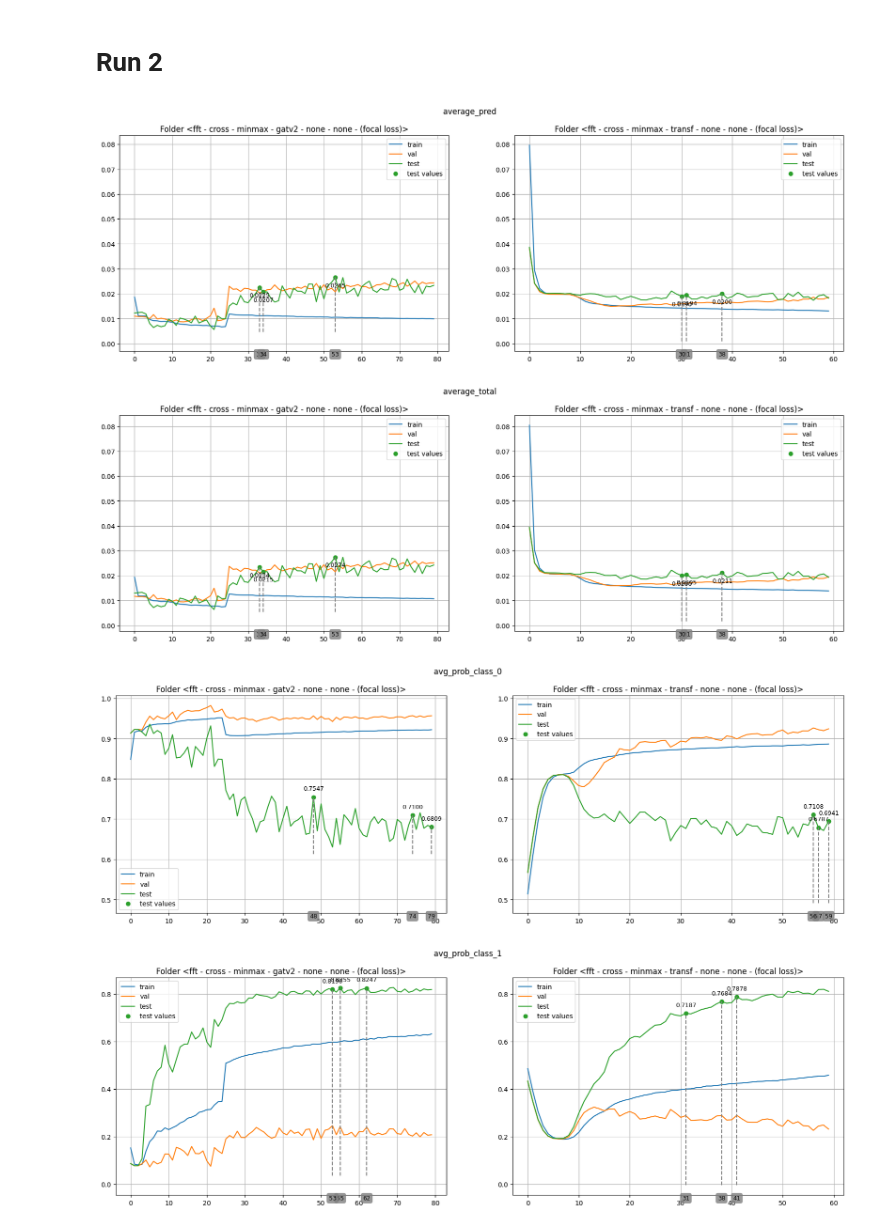
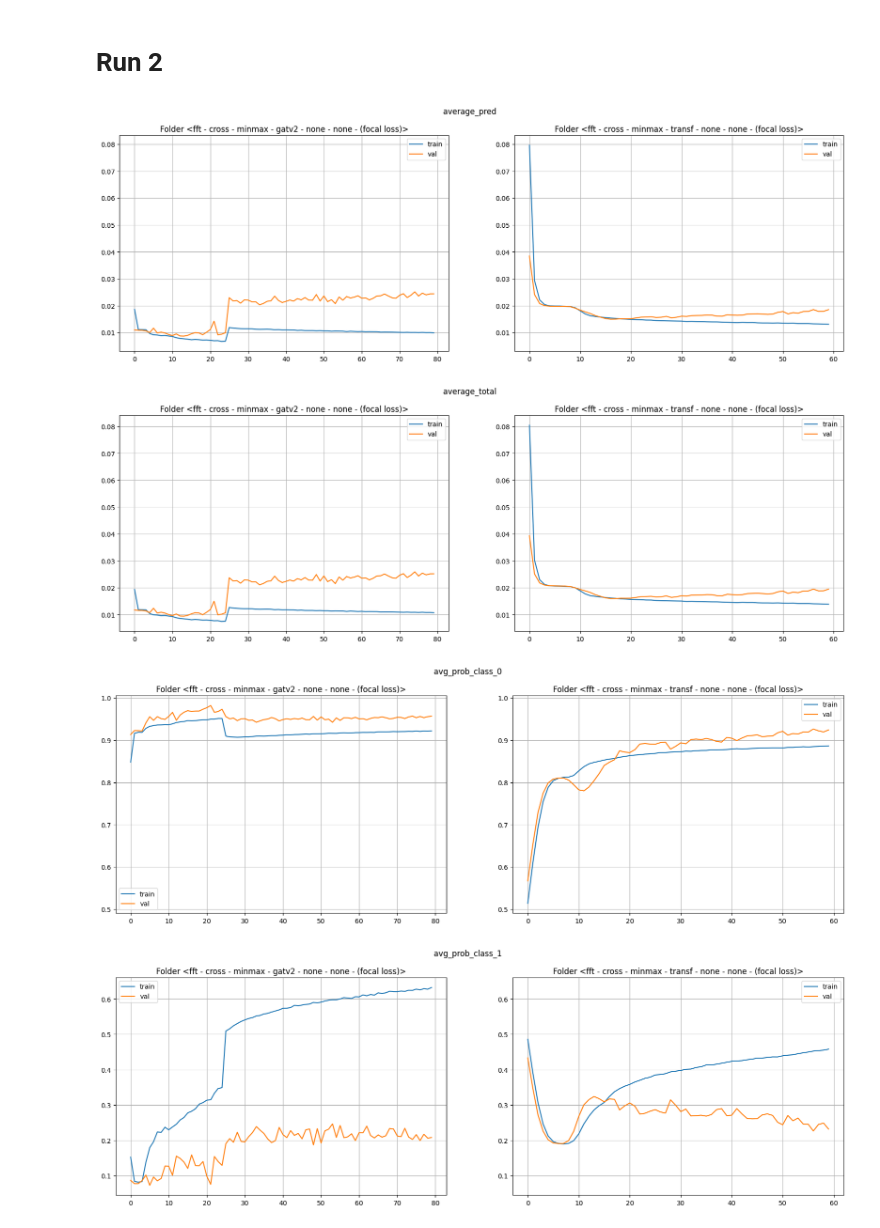
Before and after one commit to mranauro2/Seizure, a Jupyter notebook: utils/plot_comparison.ipynb, the cells around one changed output. Cells and saved outputs as stored; diff of their text form; code cells hidden in the pictures.

```diff
--- a/utils/plot_comparison.ipynb
+++ b/utils/plot_comparison.ipynb
@@ -10,7 +10,7 @@ import os
 
 METRICS= ["precision", "recall", "average_degree", "average_smooth", "average_sparsity"]
 
-def plot_single(axes:Axes, train_metric:np.ndarray=None, val_metric:np.ndarray=None, test_metric:np.ndarray=None, metric_name:str="Metric", show:str='none', start_check:int|float=0.2, marker:bool=False, best_k:int=3, higher_is_better:bool=False):
+def plot_single(axes:Axes, train_metric:np.ndarray=None, val_metric:np.ndarray=None, test_metric:np.ndarray=None, metric_name:str="Metric", show:str|int|list[int]='none', start_check:int|float=0.2, marker:bool=False, best_k:int=3, higher_is_better:bool=False):
     _= axes.plot(train_metric, label="train", marker=marker)
     _= axes.plot(val_metric,   label="val",   marker=marker)
 
@@ -19,6 +19,13 @@ def plot_single(axes:Axes, train_metric:np.ndarray=None, val_metric:np.ndarray=N
 
     val_ascending_indeces= np.argsort(val_metric[start_check:]) + start_check
     best_k_indeces= val_ascending_indeces[-best_k:] if higher_is_better else val_ascending_indeces[:best_k]
+
+    if isinstance(show, int):
+        best_k_indeces = np.array([show])
+        show = 'points'
+    if isinstance(show, list) and isinstance(show[0], int):
+        best_k_indeces = np.array(show)
+        show = 'points'
 
     color= None
     if (show in ['full', 'both']):
@@ -58,7 +65,7 @@ def plot_single(axes:Axes, train_metric:np.ndarray=None, val_metric:np.ndarray=N
     axes.grid(True)
     axes.legend()
 
-def plot_multiple(folder_1:str, folder_2:str, show:str, marker:bool, start_check:int|float, use_same_len:bool, higher_is_better:bool|list[bool], best_k:int, files_verbose:bool=False):
+def plot_multiple(folder_1:str, folder_2:str, show:str|int|list[int], marker:bool, start_check:int|float, use_same_len:bool, higher_is_better:bool|list[bool], best_k:int, files_verbose:bool=False):
     # Preprocessing
     folder_1= os.path.join(folder_1, sorted(os.listdir(folder_1), key=lambda x: int(x.split("_")[-1]) if x.split("_")[-1].isdigit() else 0)[-1]) if len(folder_1)!=0 else ""
     folder_2= os.path.join(folder_2, sorted(os.listdir(folder_2), key=lambda x: int(x.split("_")[-1]) if x.split("_")[-1].isdigit() else 0)[-1]) if len(folder_2)!=0 else ""
@@ -98,7 +105,7 @@ def plot_multiple(folder_1:str, folder_2:str, show:str, marker:bool, start_check
         marker = "." if marker else None
 
         possibilities= ['full', 'points', 'both', 'none']
-        if show not in possibilities:
+        if isinstance(show, str) and (show not in possibilities):
             raise ValueError("show '{}' not exists, choose between '{}'".format(show, "', '".join(possibilities)))
 
         train_metric_1, val_metric_1, test_metric_1 = (None, None, None)
@@ -157,22 +164,22 @@ def plot_multiple(folder_1:str, folder_2:str, show:str, marker:bool, start_check
 # %%
 folder_1= "../metrics/fft - cross - minmax - gatv2 - none - none - (focal loss)"
 folder_2= "../metrics/fft - cross - minmax - transf - none - none - (focal loss)/"
 #folder_1= ""
 #folder_2= ""
 
 plot_multiple(
     folder_1=folder_1,
     folder_2=folder_2,
-    show="both",
+    show='none',
     marker=False,
     start_check=30,
     use_same_len=False,
     higher_is_better= 5*[False] + 8*[True],
     best_k=3,
     files_verbose=False
 )
 # %% [output]
-[figure, old version]
+[figure, new version]
-[figure, old version]
+[figure, new version]
-[figure, old version]
+[figure, new version]
-[figure, old version]
+[figure, new version]
```
Also changed, not shown: parts of 1 cell of this notebook.
